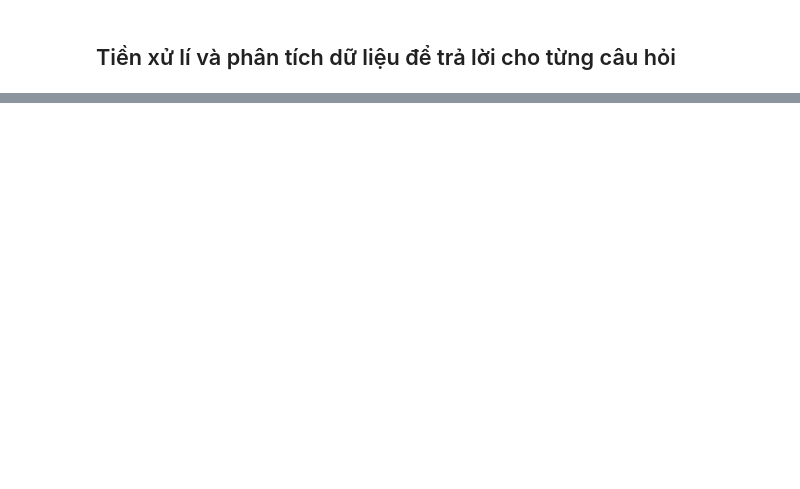
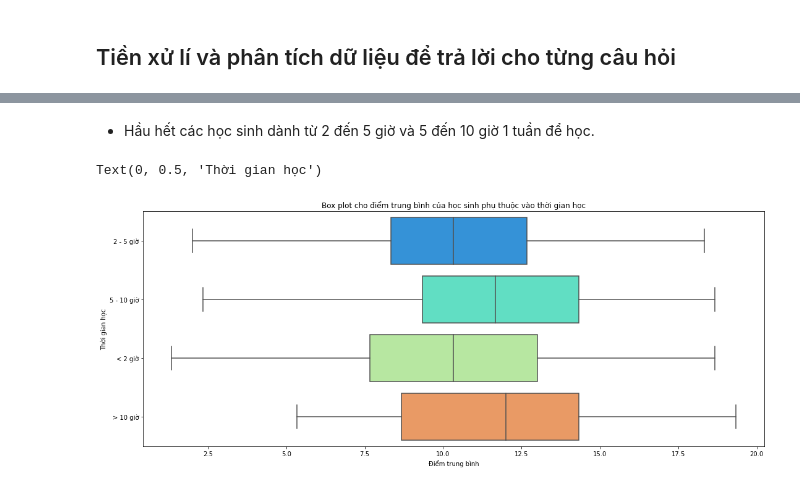
Before and after one commit to ngohuudang/P4DS_FinalProject, a Jupyter notebook: final.ipynb, the cells around one changed output, grey strips where cells are left out. Drawn from its saved outputs; the diff is of its cells as text; code cells hidden in the pictures; blank space fills up the shorter version.

```diff
--- a/final.ipynb
+++ b/final.ipynb
@@ -296,0 +320,15 @@ student_df["Medu"].value_counts().idxmin()
+# %% [markdown]
+- Hầu hết các học sinh dành từ 2 đến 5 giờ và 5 đến 10 giờ 1 tuần để học.
+# %%
+plt.figure(figsize=(18,7))
+plt.title("Box plot cho điểm trung bình của học sinh phụ thuộc vào thời gian học")
+sns.boxplot(y="studytime",
+            x="G_avg",
+            data = student_mat_df,
+            orient="h",
+            palette = 'rainbow')
+plt.xlabel("Điểm trung bình")
+plt.ylabel("Thời gian học")
+# %% [output]
+Text(0, 0.5, 'Thời gian học')
+[figure, added]
```
Also changed, not shown: parts of 27 cells of this notebook.
